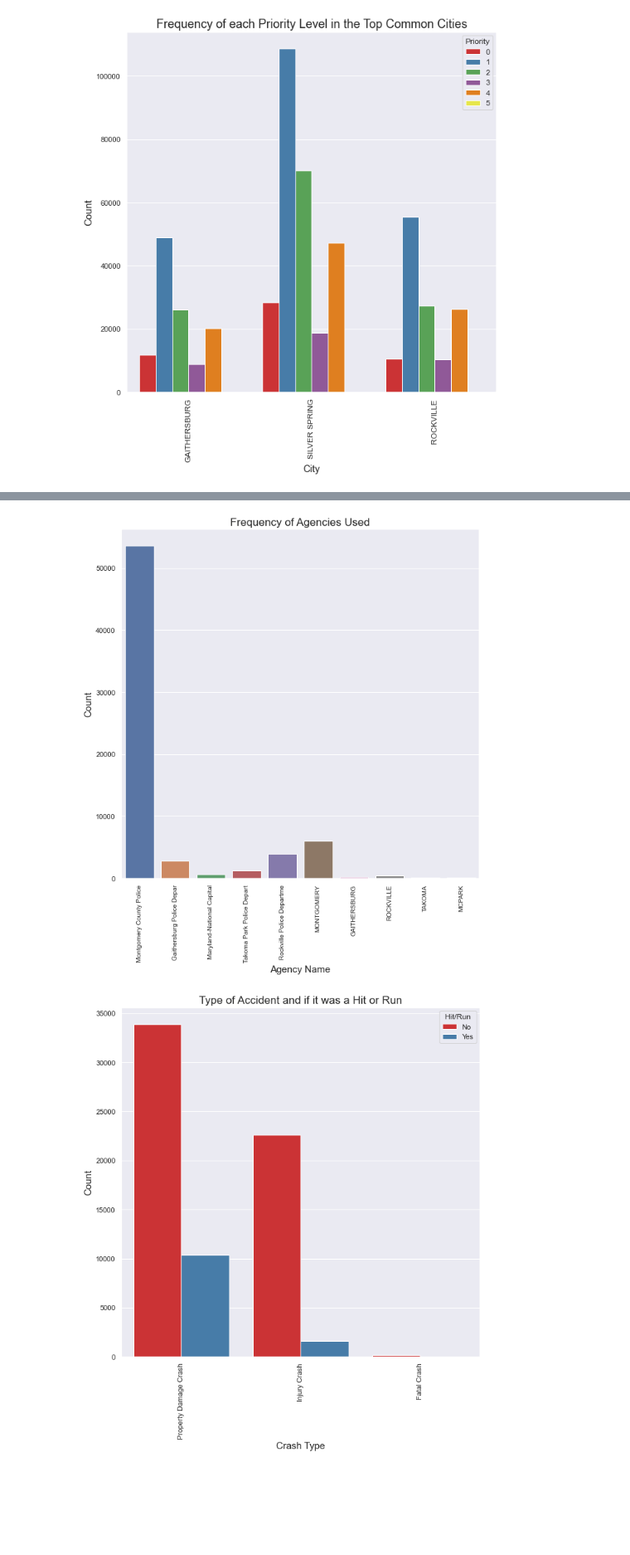
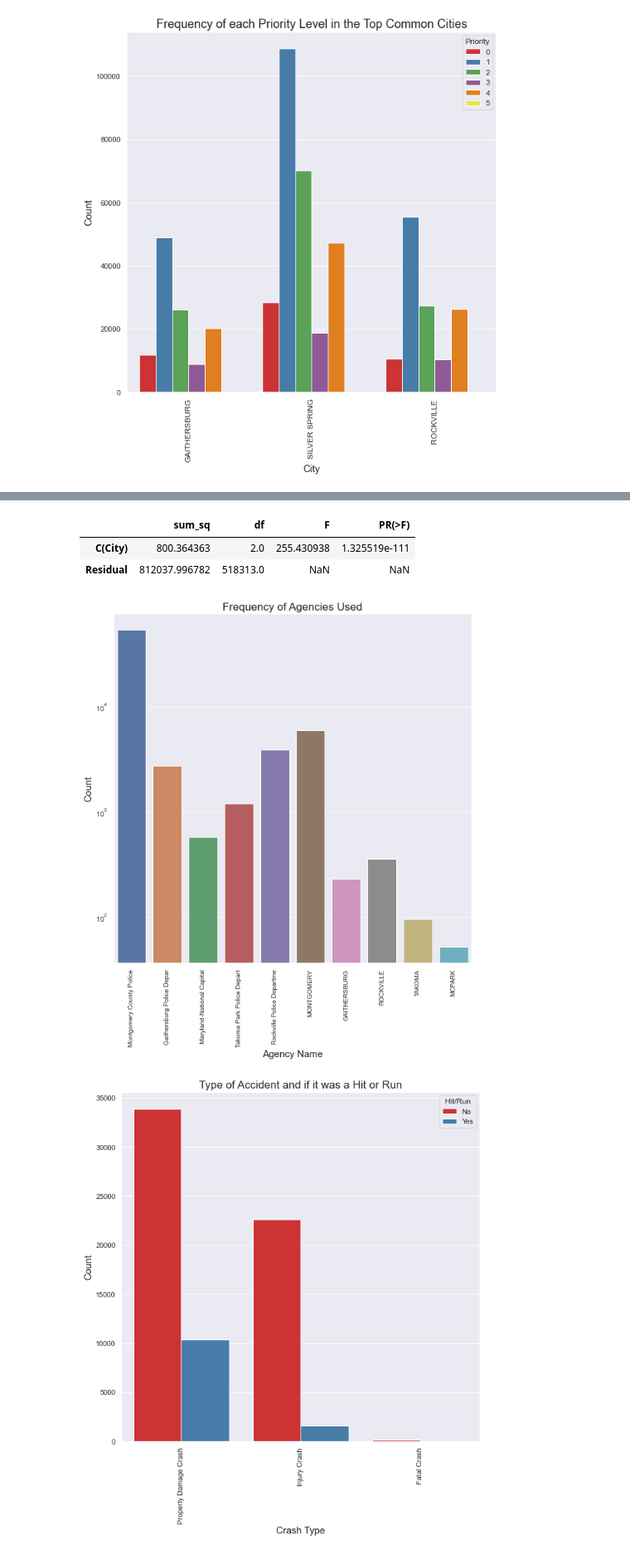
Before and after one commit to rohingarg/DATA205CAPSTONE, a Jupyter notebook: DATA205CAPSTONE.ipynb, the cells around one changed output, grey strips where cells are left out. Shown at 83% size. Cells and saved outputs as stored; diff of their text form; code cells hidden in the pictures; blank space fills up the shorter version.

Commit message:
Add ANOVA Analysis and use logarithmic scaling on axes

```diff
--- a/DATA205CAPSTONE.ipynb
+++ b/DATA205CAPSTONE.ipynb
@@ -100,13 +117,22 @@ plt.show()
+# %%
+model = ols('Priority ~ C(City)', data = common_cities).fit()
+anova_table = sm.stats.anova_lm(model, typ=2)
+anova_table
+# %% [output]
+|  | sum_sq | df | F | PR(>F) |
+| C(City) | 800.364363 | 2.0 | 255.430938 | 1.325519e-111 |
+| Residual | 812037.996782 | 518313.0 | NaN | NaN |
 # %%
 sns.set(rc = {'figure.figsize': (10,10)})
 freq = sns.countplot( x= 'Agency Name', data = df_cri)
 freq.set_xticklabels(freq.get_xticklabels(), rotation = 90, fontsize = 10)
+freq.set(yscale="log")
 plt.title('Frequency of Agencies Used', fontsize = 17)
 plt.ylabel('Count', fontsize = 15)
 plt.xlabel('Agency Name', fontsize = 15)
 plt.show()
 # %% [output]
-[figure, old version]
+[figure, new version]
 # %%
 sns.countplot(x = "ACRS Report Type", hue = "Hit/Run", data = df_cri, palette = "Set1")
 plt.xticks(rotation = 90)
```
Also changed, not shown: parts of 9 cells of this notebook.
